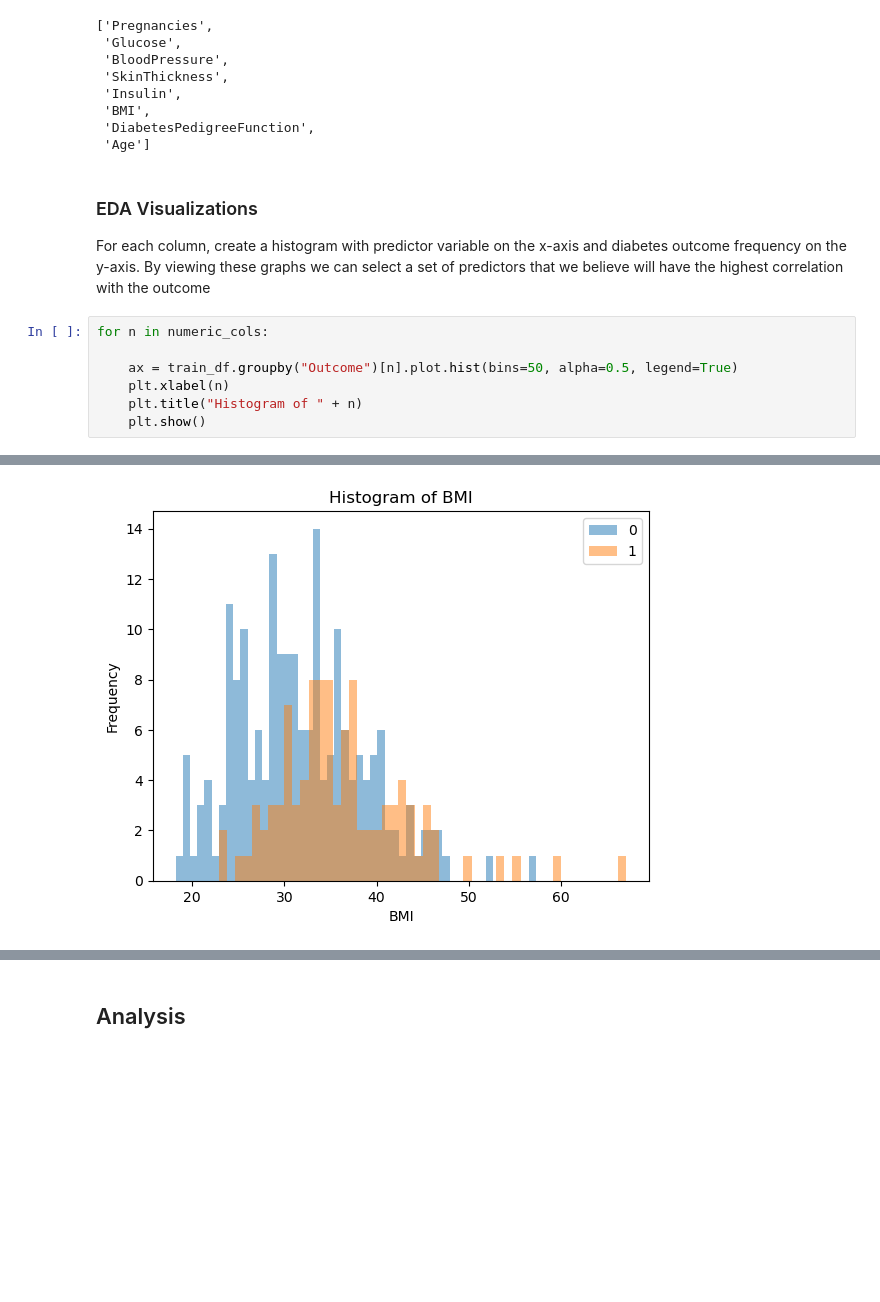
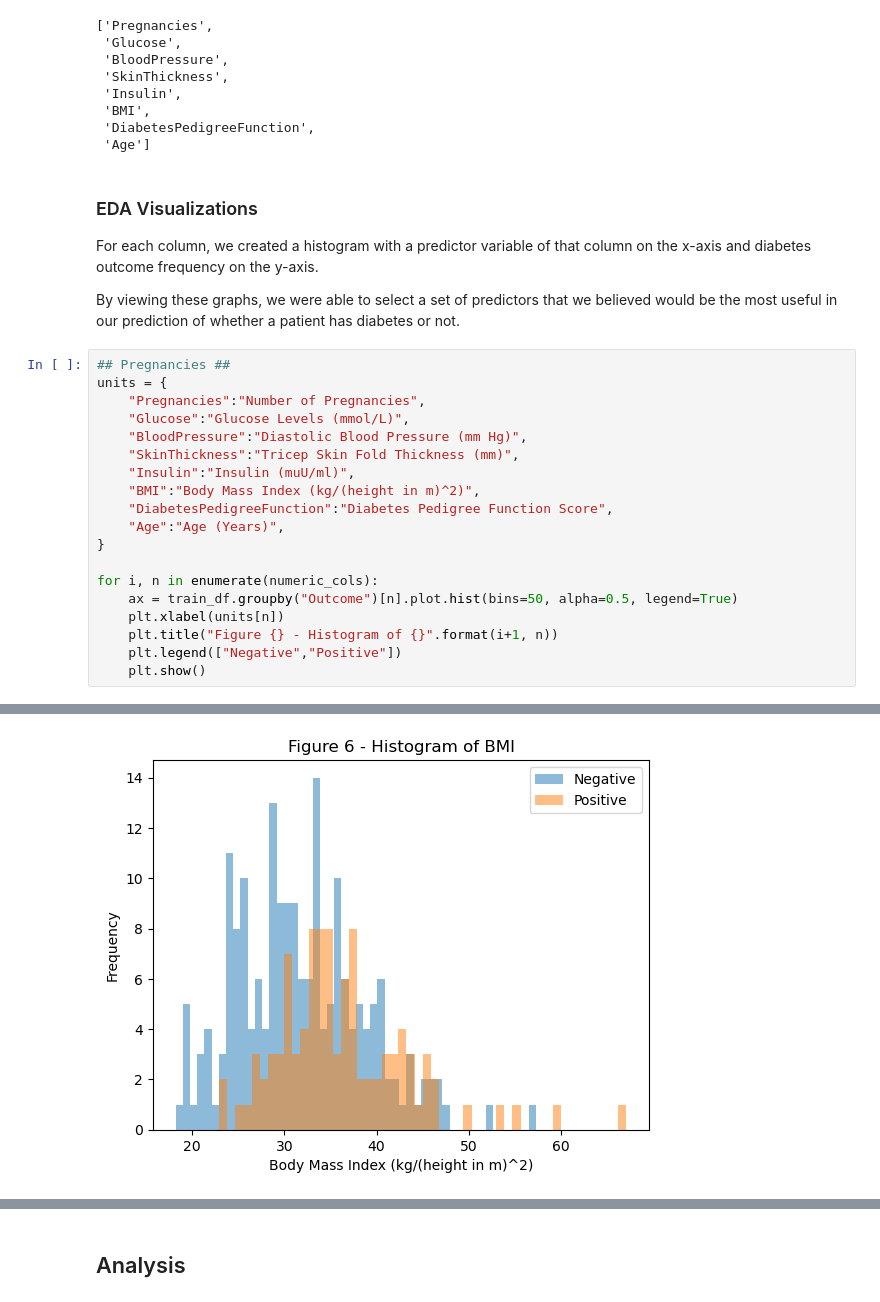
Before and after one commit to adipoluri/DSCI-100-Project, a Jupyter notebook: Report.ipynb, the cells around one changed output, grey strips where cells are left out. Drawn from its saved outputs; the diff is of its cells as text; blank space fills up the shorter version.

```diff
--- a/Report.ipynb
+++ b/Report.ipynb
@@ -180,13 +194,26 @@ numeric_cols
  'Age']
 # %% [markdown]
 ### EDA Visualizations
-For each column, create a histogram with predictor variable on the x-axis and diabetes outcome frequency on the y-axis.
-By viewing these graphs we can select a set of predictors that we believe will have the highest correlation with the outcome
+For each column, we created a histogram with a predictor variable of that column on the x-axis and diabetes outcome frequency on the y-axis.
+
+By viewing these graphs, we were able to select a set of predictors that we believed would be the most useful in our prediction of whether a patient has diabetes or not.
 # %%
-for n in numeric_cols:
+## Pregnancies ##
+units = {
+    "Pregnancies":"Number of Pregnancies",
+    "Glucose":"Glucose Levels (mmol/L)",
+    "BloodPressure":"Diastolic Blood Pressure (mm Hg)",
+    "SkinThickness":"Tricep Skin Fold Thickness (mm)",
+    "Insulin":"Insulin (muU/ml)",
+    "BMI":"Body Mass Index (kg/(height in m)^2)",
+    "DiabetesPedigreeFunction":"Diabetes Pedigree Function Score",
+    "Age":"Age (Years)",
+}
 
+for i, n in enumerate(numeric_cols):
     ax = train_df.groupby("Outcome")[n].plot.hist(bins=50, alpha=0.5, legend=True)
-    plt.xlabel(n)
-    plt.title("Histogram of " + n)
+    plt.xlabel(units[n])
+    plt.title("Figure {} - Histogram of {}".format(i+1, n))
+    plt.legend(["Negative","Positive"])
     plt.show()
 # %% [output]
@@ -198 +225 @@ for n in numeric_cols:
-[figure, old version]
+[figure, new version]
```
Also changed, not shown: parts of 34 cells of this notebook.
